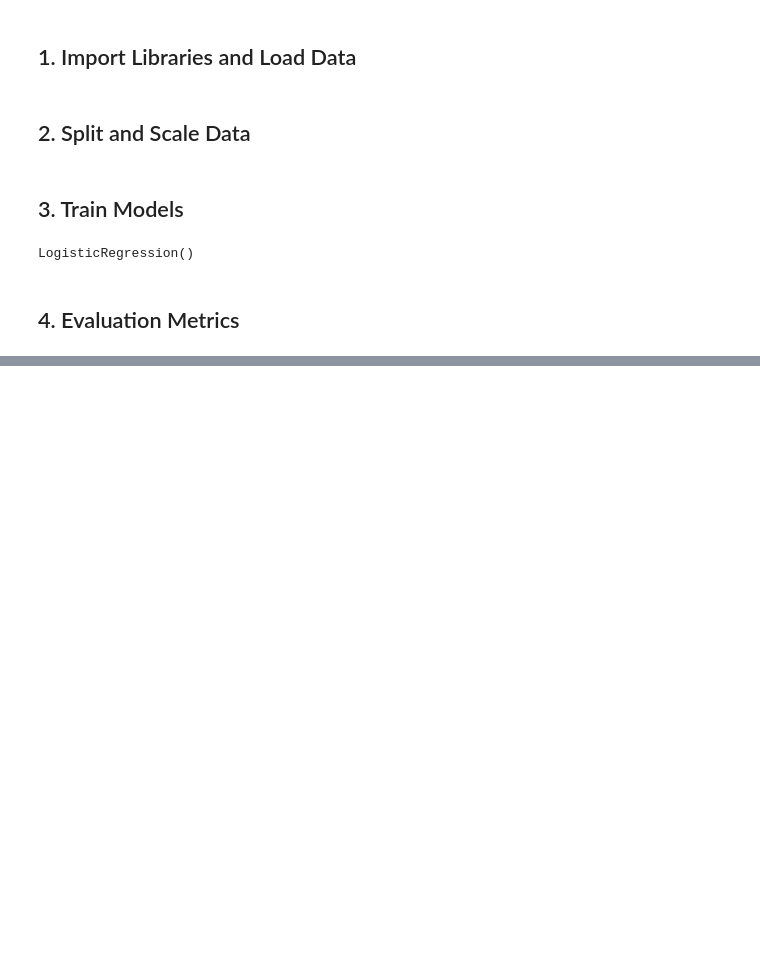
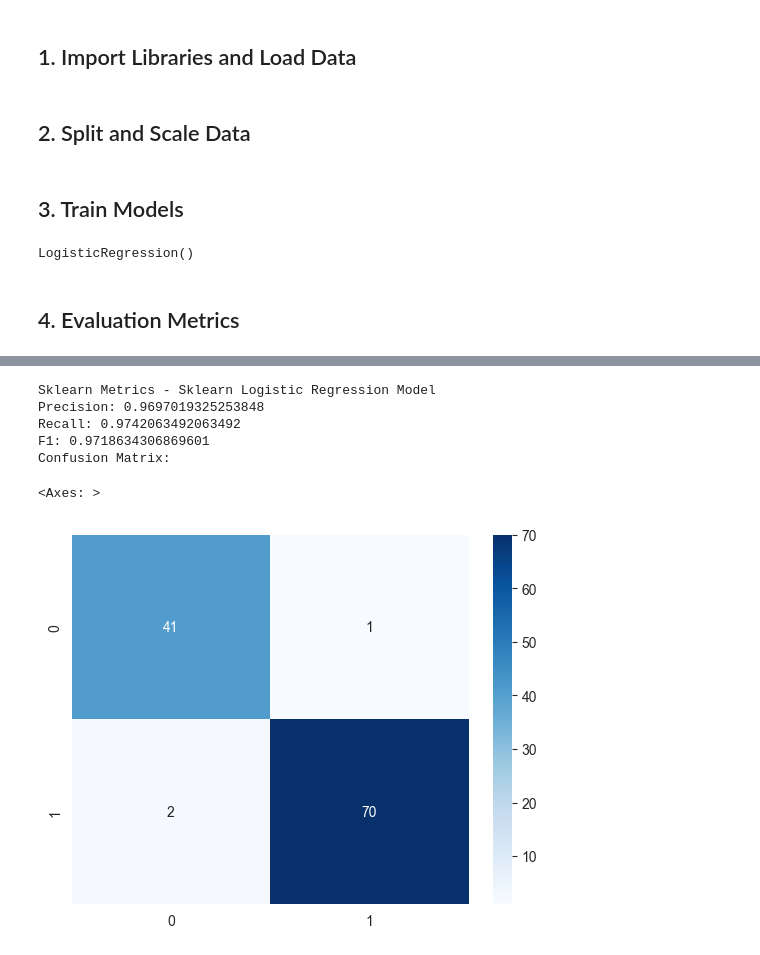
Before and after one commit to Mohamed-Mohamed-Ibrahim/NLP-lab-1, a Jupyter notebook: Logestic_Regression.ipynb, the cells around one changed output, grey strips where cells are left out. Saved outputs shown, nothing was run; the diff lists cells and outputs as text; code cells hidden in the pictures; blank space fills up the shorter version.

```diff
--- a/Logestic_Regression.ipynb
+++ b/Logestic_Regression.ipynb
@@ -145,0 +161,16 @@ Confusion Matrix:
+# %%
+cm_sklearn = confusion_matrix(ok.predict(X_test), y_test)
+print("Sklearn Metrics - Sklearn Logistic Regression Model")
+print("Precision:", precision_score(ok.predict(X_test), y_test, average='macro'))
+print("Recall:", recall_score(ok.predict(X_test), y_test, average='macro'))
+print("F1:", f1_score(ok.predict(X_test), y_test, average='macro'))
+print("Confusion Matrix:")
+sns.heatmap(cm_sklearn, annot=True, cmap='Blues')
+# %% [output]
+Sklearn Metrics - Sklearn Logistic Regression Model
+Precision: 0.9697019325253848
+Recall: 0.9742063492063492
+F1: 0.9718634306869601
+Confusion Matrix:
+<Axes: >
+[figure, added]
```
Also changed, not shown: parts of 5 cells of this notebook.
